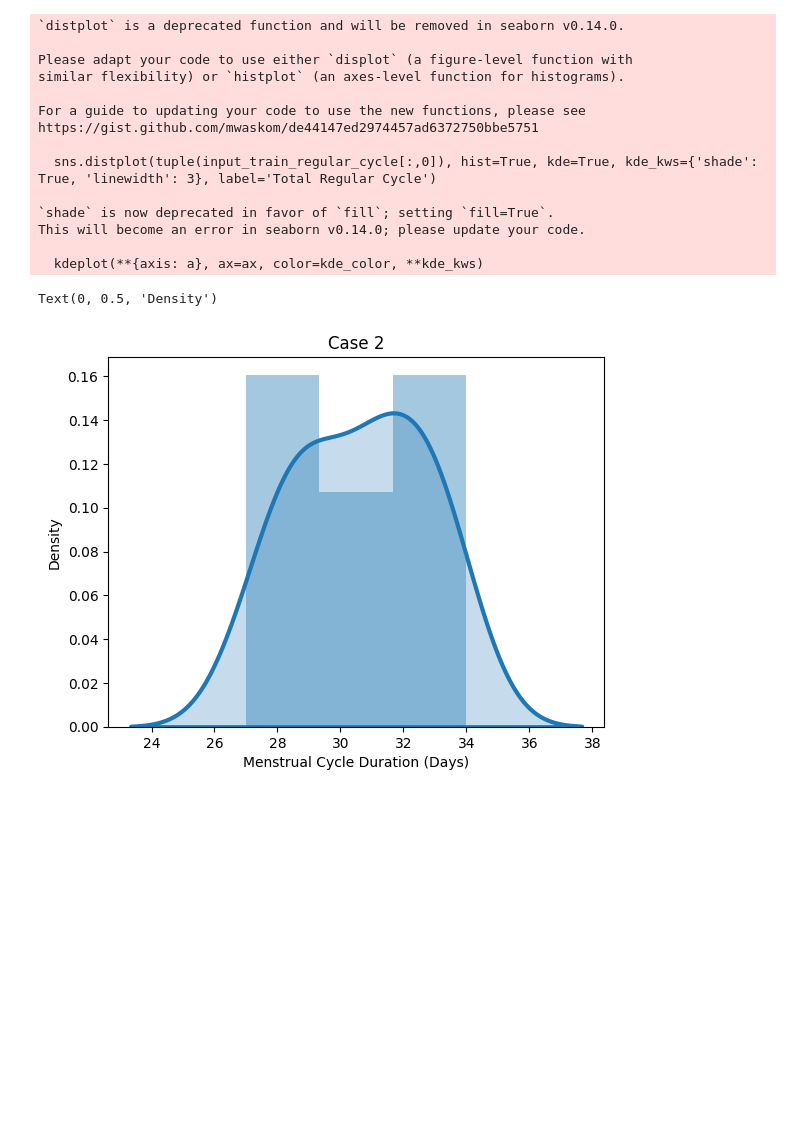
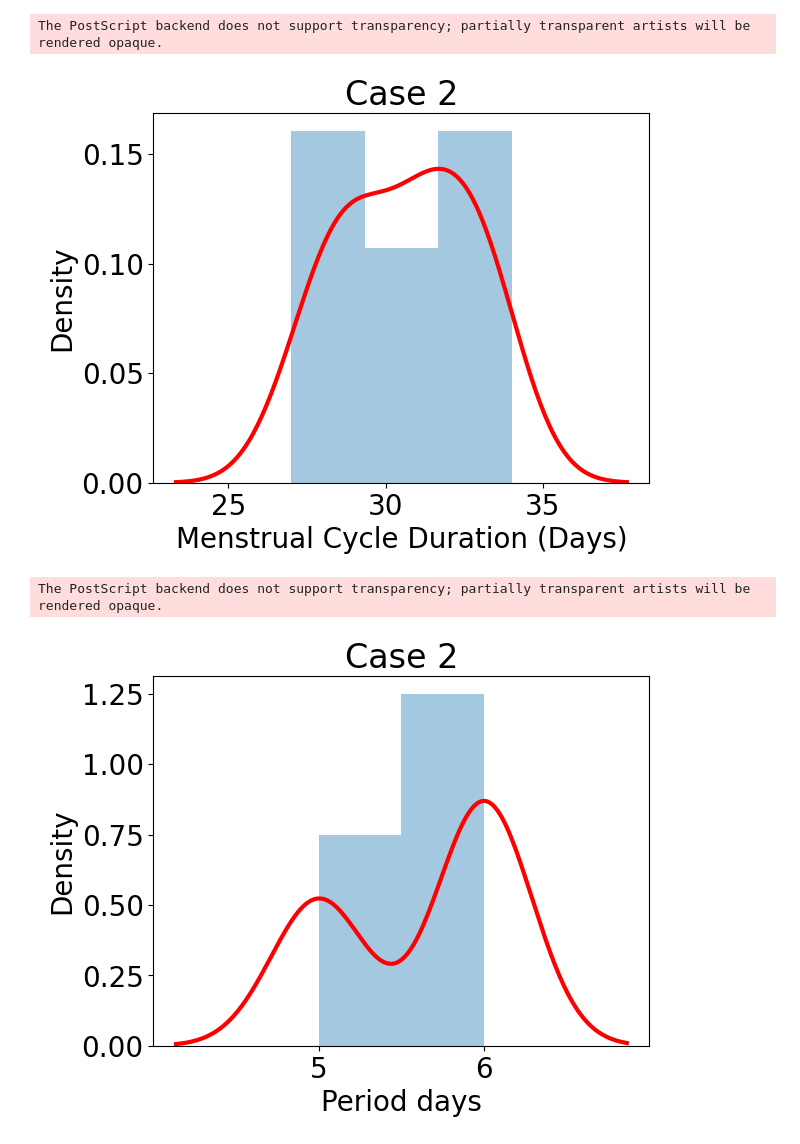
Before and after one commit to cilab-ufersa/period_cycle_prediction, a Jupyter notebook: period_cycle_prediction/data.ipynb, the cells around one changed output. Cells and saved outputs as stored; diff of their text form; code cells hidden in the pictures; blank space fills up the shorter version.

```diff
--- a/period_cycle_prediction/data.ipynb
+++ b/period_cycle_prediction/data.ipynb
@@ -51,23 +55,21 @@ Text(0, 0.5, 'Density')
 # %%
-sns.distplot(tuple(input_train_regular_cycle[:,0]), hist=True, kde=True, kde_kws={'shade': True, 'linewidth': 3}, label='Total Regular Cycle')
+sns.distplot(tuple(input_train_regular_cycle[:,0]), hist=True, kde=True, kde_kws={'color': 'red', 'shade': False, 'linewidth': 3}, label='Total Regular Cycle')
 plt.title('Case 2')
 plt.xlabel('Menstrual Cycle Duration (Days)')
 plt.ylabel('Density')
+fig = plt.gcf()
+fig.savefig('regularcycle.eps', dpi=300, bbox_inches='tight')
 # %% [output]
-`distplot` is a deprecated function and will be removed in seaborn v0.14.0.
-
-Please adapt your code to use either `displot` (a figure-level function with
-similar flexibility) or `histplot` (an axes-level function for histograms).
-
-For a guide to updating your code to use the new functions, please see
-https://gist.github.com/mwaskom/de44147ed2974457ad6372750bbe5751
-
-  sns.distplot(tuple(input_train_regular_cycle[:,0]), hist=True, kde=True, kde_kws={'shade': True, 'linewidth': 3}, label='Total Regular Cycle')
-
-`shade` is now deprecated in favor of `fill`; setting `fill=True`.
-This will become an error in seaborn v0.14.0; please update your code.
-
-  kdeplot(**{axis: a}, ax=ax, color=kde_color, **kde_kws)
+The PostScript backend does not support transparency; partially transparent artists will be rendered opaque.
-Text(0, 0.5, 'Density')
-[figure, old version]
+[figure, new version]
+# %%
+sns.distplot(tuple(input_train_regular_cycle[:,1]), hist=True, kde=True, kde_kws={'color': 'red', 'shade': False, 'linewidth': 3}, label='Total Regular Cycle')
+plt.title('Case 2')
+plt.xlabel('Period days')
+plt.ylabel('Density')
+fig = plt.gcf()
+fig.savefig('case2.eps', dpi=300, bbox_inches='tight')
+# %% [output]
+The PostScript backend does not support transparency; partially transparent artists will be rendered opaque.
+[figure, added]
 # %%
```
Also changed, not shown: parts of 12 cells of this notebook, 9 other files.
